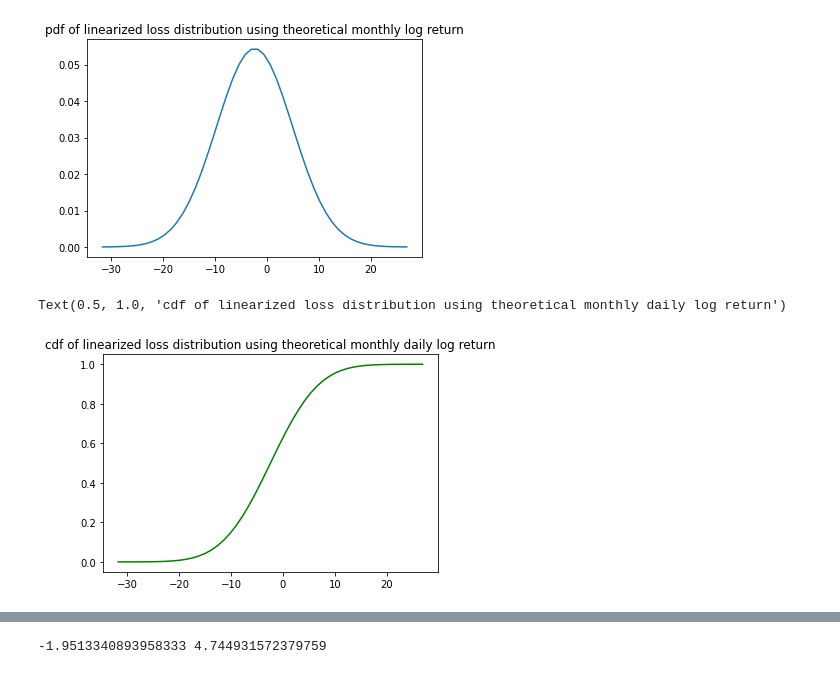
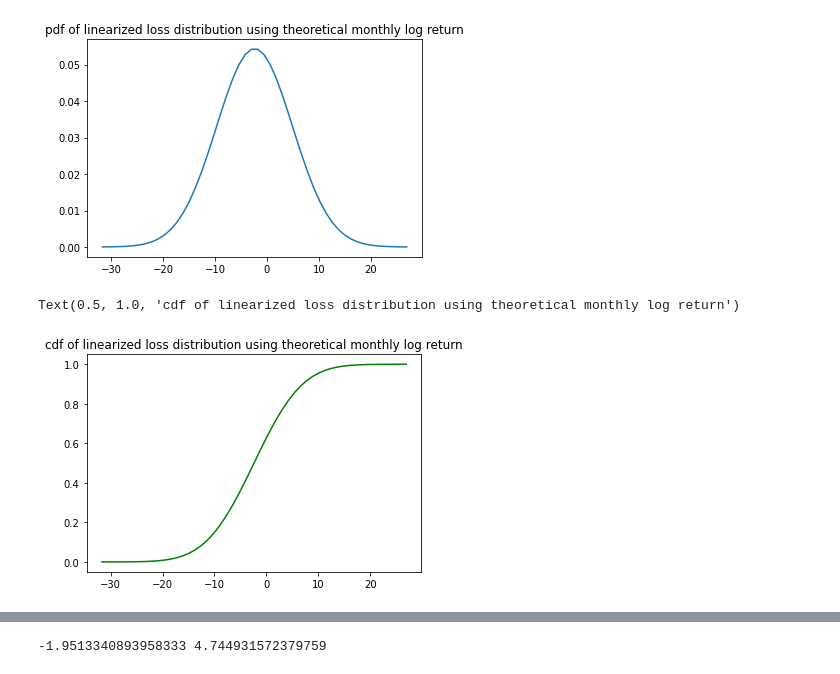
Before and after one commit to ZiyueNie/575, a Jupyter notebook: src/P2.ipynb, the cells around one changed output, grey strips where cells are left out. Drawn from its saved outputs; the diff is of its cells as text; code cells hidden in the pictures.

```diff
--- a/src/P2.ipynb
+++ b/src/P2.ipynb
@@ -110,4 +111,5 @@ def getData(n=None):
         mu[i]=np.mean([float(row) for row in rows[1:n]])
         Rows.append([float(row) for row in rows[1:n]])
     Omega=np.cov(np.array(Rows))
-    return mu,Omega
+    corr = np.corrcoef(np.array(Rows))
+    return mu,Omega,corr
@@ -189,10 +200,10 @@ Text(0.5, 1.0, 'pdf of linearized loss distribution using theoretical monthly lo
 [figure]
 # %%
 plt.plot(x, norm.cdf (x, exp, np.sqrt(var)),'g')
-plt.title('cdf of linearized loss distribution using theoretical monthly daily log return')
+plt.title('cdf of linearized loss distribution using theoretical monthly log return')
 # %% [output]
-Text(0.5, 1.0, 'cdf of linearized loss distribution using theoretical monthly daily log return')
+Text(0.5, 1.0, 'cdf of linearized loss distribution using theoretical monthly log return')
-[figure, old version]
+[figure, new version]
 # %%
 x_m = np.linspace (exp_m-4*np.sqrt(var_m), exp_m+4*np.sqrt(var_m))
 y_m = normfun(x_m, exp_m, np.sqrt(var_m))
```
Also changed, not shown: parts of 14 cells of this notebook.
